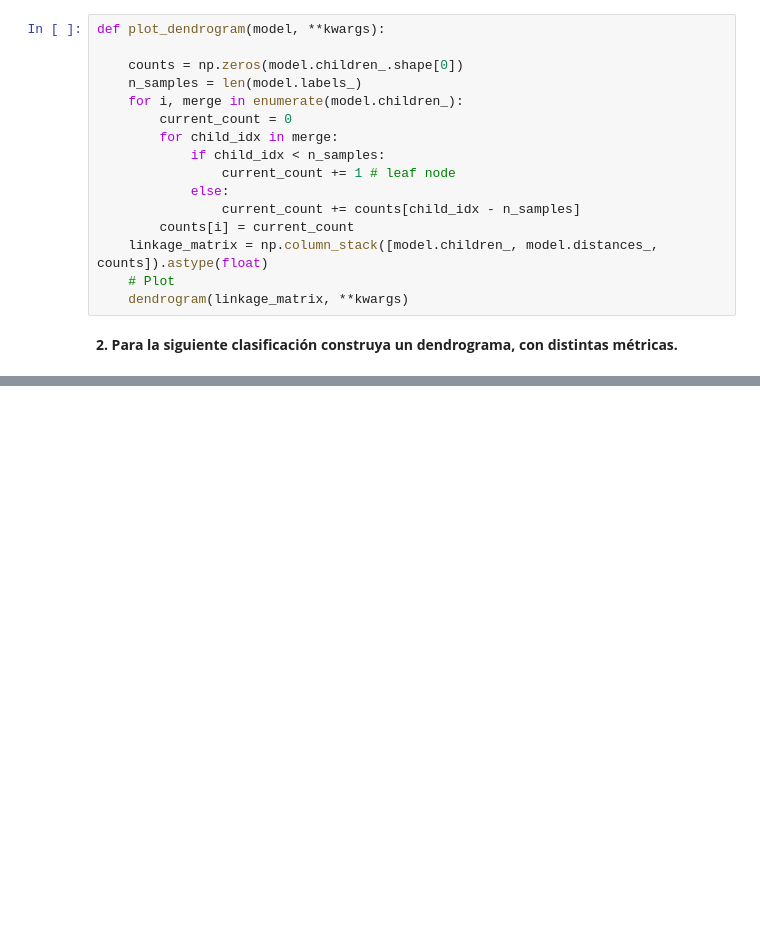
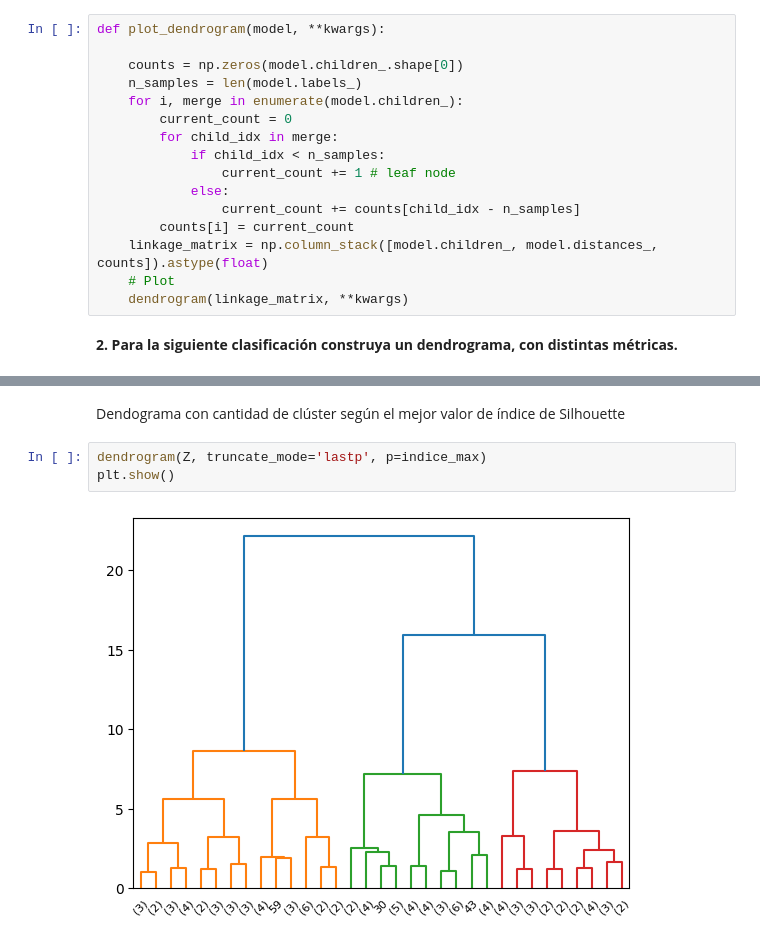
Before and after one commit to fidebravo/Modulo6, a Jupyter notebook: Modulo6_Actividad3.ipynb, the cells around one changed output, grey strips where cells are left out. Drawn from its saved outputs; the diff is of its cells as text; blank space fills up the shorter version.

```diff
--- a/Modulo6_Actividad3.ipynb
+++ b/Modulo6_Actividad3.ipynb
@@ -59,0 +146,7 @@ plt.show()
+# %% [markdown]
+Dendograma con cantidad de clúster según el mejor valor de índice de Silhouette
+# %%
+dendrogram(Z, truncate_mode='lastp', p=indice_max)
+plt.show()
+# %% [output]
+[figure, added]
```
Also changed, not shown: parts of 5 cells of this notebook.
